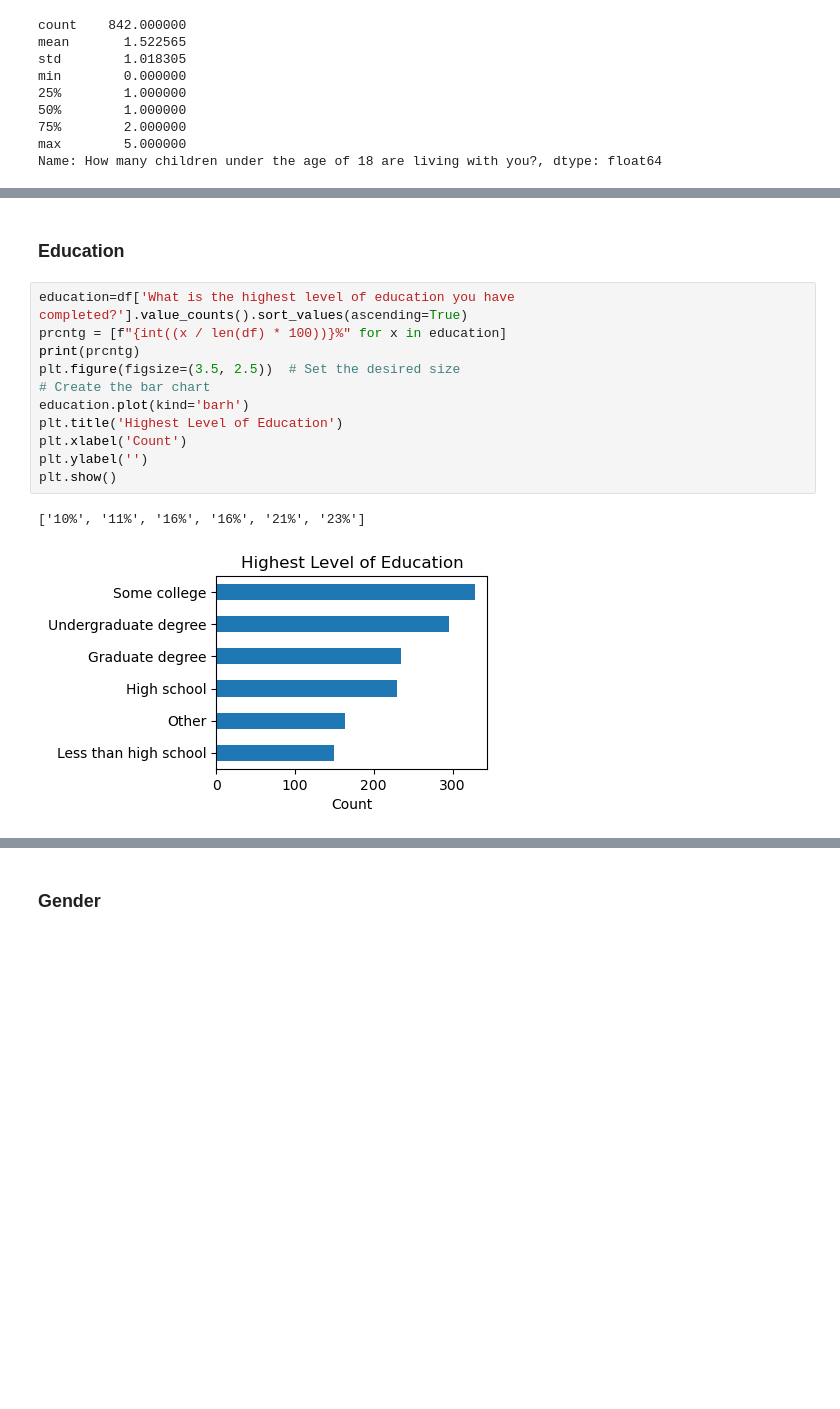
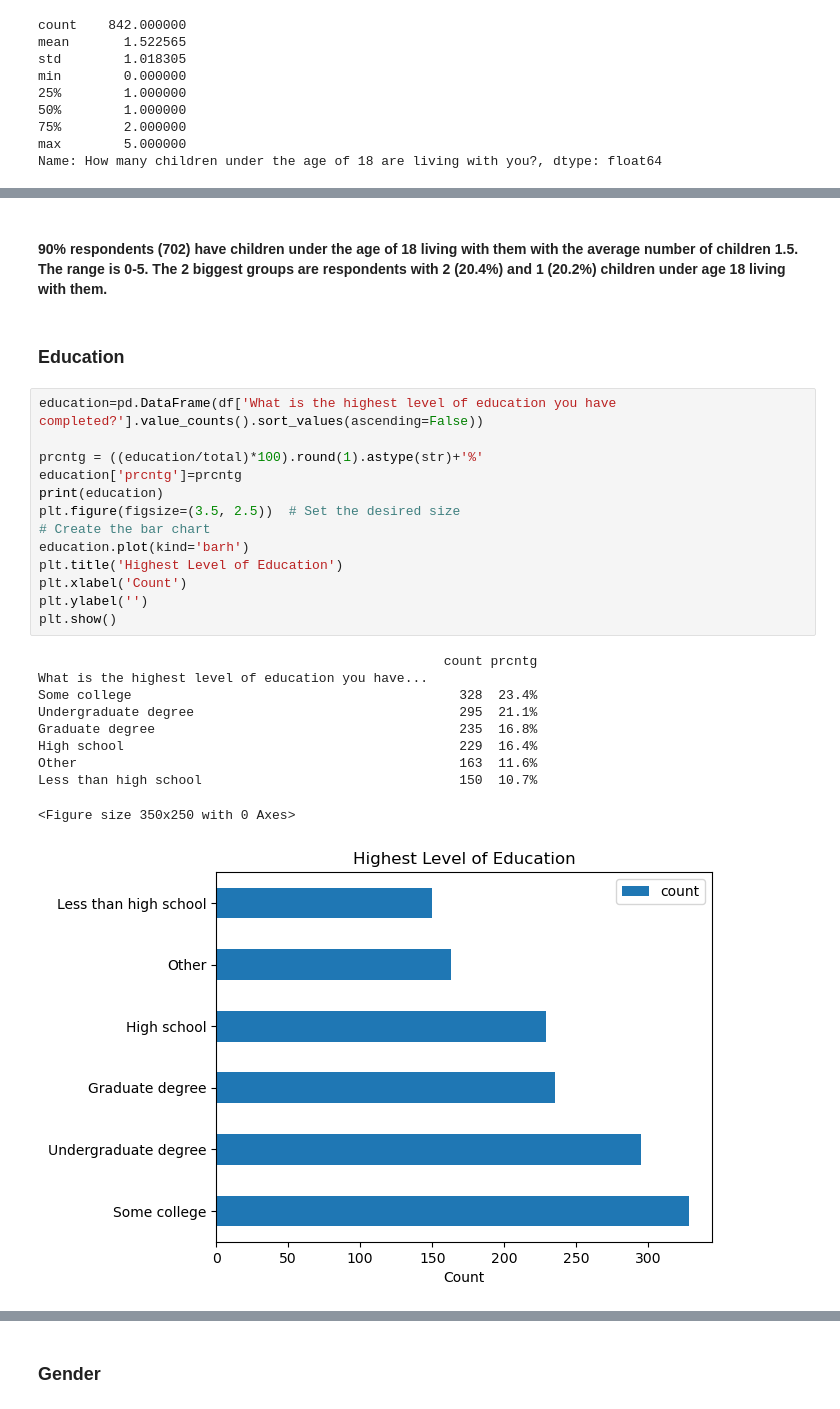
Before and after one commit to irinatenis/online-car-marketplace-survey-analysis, a Jupyter notebook: Analysis.ipynb, the cells around one changed output, grey strips where cells are left out. Cells and saved outputs as stored; diff of their text form; blank space fills up the shorter version.

```diff
--- a/Analysis.ipynb
+++ b/Analysis.ipynb
@@ -123,16 +159,28 @@ plt.show()
+# %% [markdown]
+#### 90% respondents (702) have children under the age of 18 living with them with the average number of children  1.5. The range is 0-5. The 2 biggest groups are respondents with 2 (20.4%) and 1 (20.2%) children under age 18 living with them.
 # %% [markdown]
 ### **Education**
 # %%
-education=df['What is the highest level of education you have completed?'].value_counts().sort_values(ascending=True)
-prcntg = [f"{int((x / len(df) * 100))}%" for x in education]
-print(prcntg)
+education=pd.DataFrame(df['What is the highest level of education you have completed?'].value_counts().sort_values(ascending=False))
+
+prcntg = ((education/total)*100).round(1).astype(str)+'%'
+education['prcntg']=prcntg
+print(education)
 plt.figure(figsize=(3.5, 2.5))  # Set the desired size
 # Create the bar chart
 education.plot(kind='barh')
 plt.title('Highest Level of Education')
 plt.xlabel('Count')
 plt.ylabel('')
 plt.show()
 # %% [output]
-['10%', '11%', '16%', '16%', '21%', '23%']
+                                                    count prcntg
+What is the highest level of education you have...
+Some college                                          328  23.4%
+Undergraduate degree                                  295  21.1%
+Graduate degree                                       235  16.8%
+High school                                           229  16.4%
+Other                                                 163  11.6%
+Less than high school                                 150  10.7%
+<Figure size 350x250 with 0 Axes>
-[figure, old version]
+[figure, new version]
```
Also changed, not shown: parts of 28 cells of this notebook, 2 other files.
